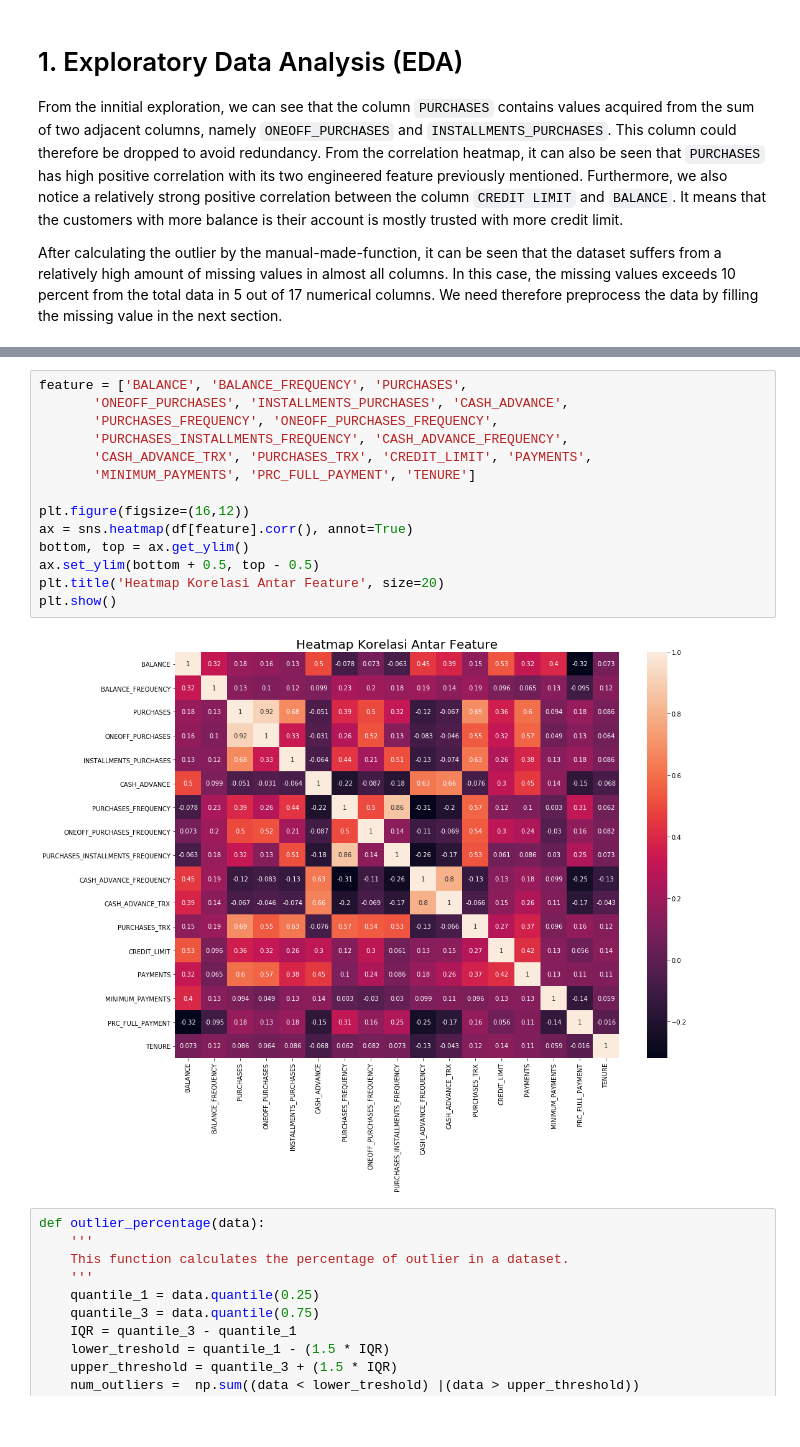
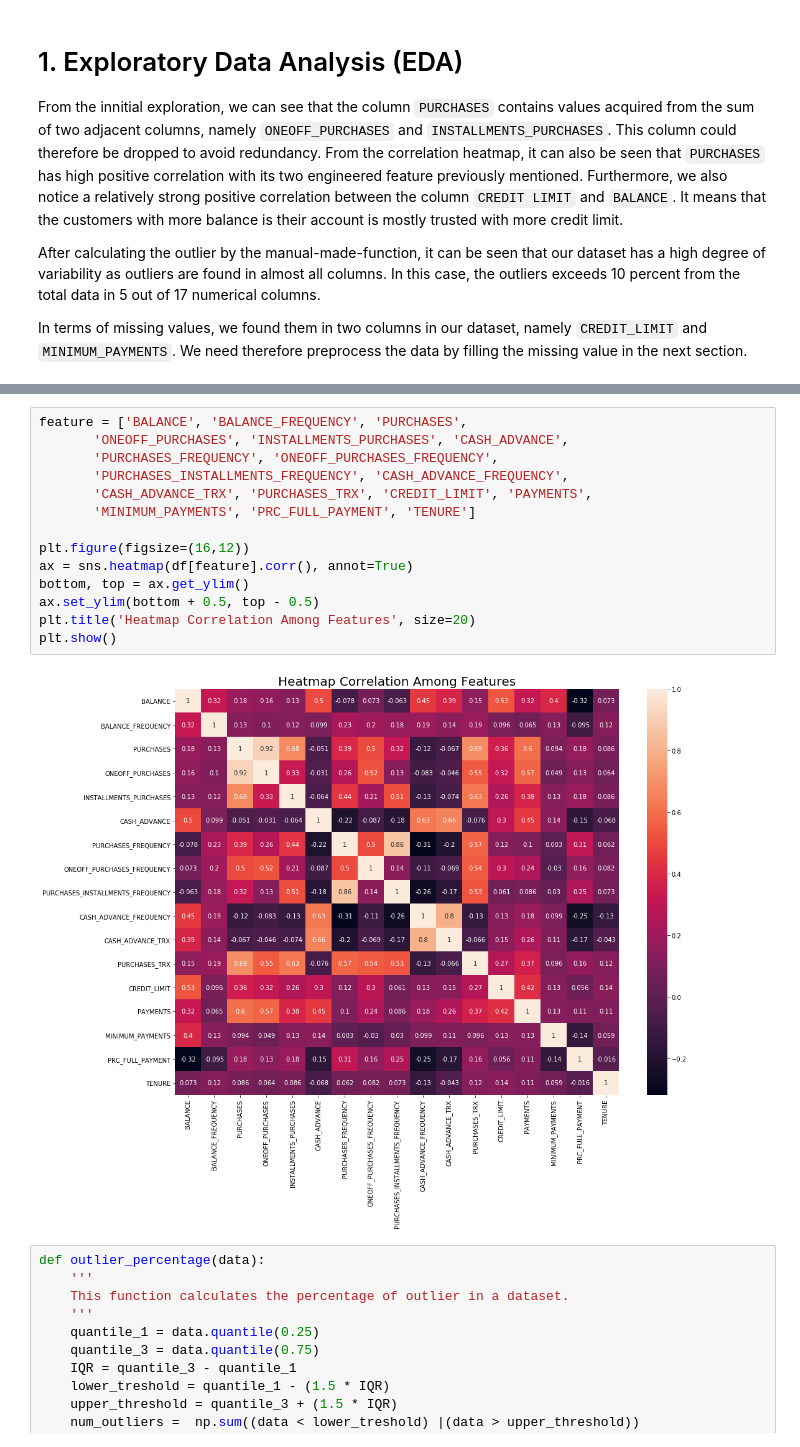
Before and after one commit to HermawanHermawan/credit-card-customer-segmentation, a Jupyter notebook: credit-card-customer-segmentation.ipynb, the cells around one changed output, grey strips where cells are left out. Drawn from its saved outputs; the diff is of its cells as text; blank space fills up the shorter version.

```diff
--- a/credit-card-customer-segmentation.ipynb
+++ b/credit-card-customer-segmentation.ipynb
@@ -24,7 +21,9 @@ warnings.filterwarnings("ignore")
 # 1. Exploratory Data Analysis (EDA)
 From the innitial exploration, we can see that the column `PURCHASES` contains values acquired from the sum of two adjacent columns, namely `ONEOFF_PURCHASES` and `INSTALLMENTS_PURCHASES`. This column could therefore be dropped to avoid redundancy. From the correlation heatmap, it can also be seen that `PURCHASES` has high positive correlation with its two engineered feature previously mentioned. Furthermore, we also notice a relatively strong positive correlation between the column `CREDIT LIMIT` and `BALANCE`. It means that the customers with more balance is their account is mostly trusted with more credit limit.
 
-After calculating the outlier by the manual-made-function, it can be seen that the dataset suffers from a relatively high amount of missing values in almost all columns. In this case, the missing values exceeds 10 percent from the total data in 5 out of 17 numerical columns. We need therefore preprocess the data by filling the missing value in the next section.
+After calculating the outlier by the manual-made-function, it can be seen that our dataset has a high degree of variability as outliers are found in almost all columns. In this case, the outliers exceeds 10 percent from the total data in 5 out of 17 numerical columns.
+
+In terms of missing values, we found them in two columns in our dataset, namely `CREDIT_LIMIT` and `MINIMUM_PAYMENTS`. We need therefore preprocess the data by filling the missing value in the next section.
 # %%
 df = pd.read_csv("CC GENERAL.csv")
 df.head()
@@ -38,19 +37,19 @@ df.head()
 # %%
 feature = ['BALANCE', 'BALANCE_FREQUENCY', 'PURCHASES',
        'ONEOFF_PURCHASES', 'INSTALLMENTS_PURCHASES', 'CASH_ADVANCE',
        'PURCHASES_FREQUENCY', 'ONEOFF_PURCHASES_FREQUENCY',
        'PURCHASES_INSTALLMENTS_FREQUENCY', 'CASH_ADVANCE_FREQUENCY',
        'CASH_ADVANCE_TRX', 'PURCHASES_TRX', 'CREDIT_LIMIT', 'PAYMENTS',
        'MINIMUM_PAYMENTS', 'PRC_FULL_PAYMENT', 'TENURE']
 
 plt.figure(figsize=(16,12))
 ax = sns.heatmap(df[feature].corr(), annot=True)
 bottom, top = ax.get_ylim()
 ax.set_ylim(bottom + 0.5, top - 0.5)
-plt.title('Heatmap Korelasi Antar Feature', size=20)
+plt.title('Heatmap Correlation Among Features', size=20)
 plt.show()
 # %% [output]
-[figure, old version]
+[figure, new version]
 # %%
 def outlier_percentage(data):
     '''
```
Also changed, not shown: parts of 20 cells of this notebook.
